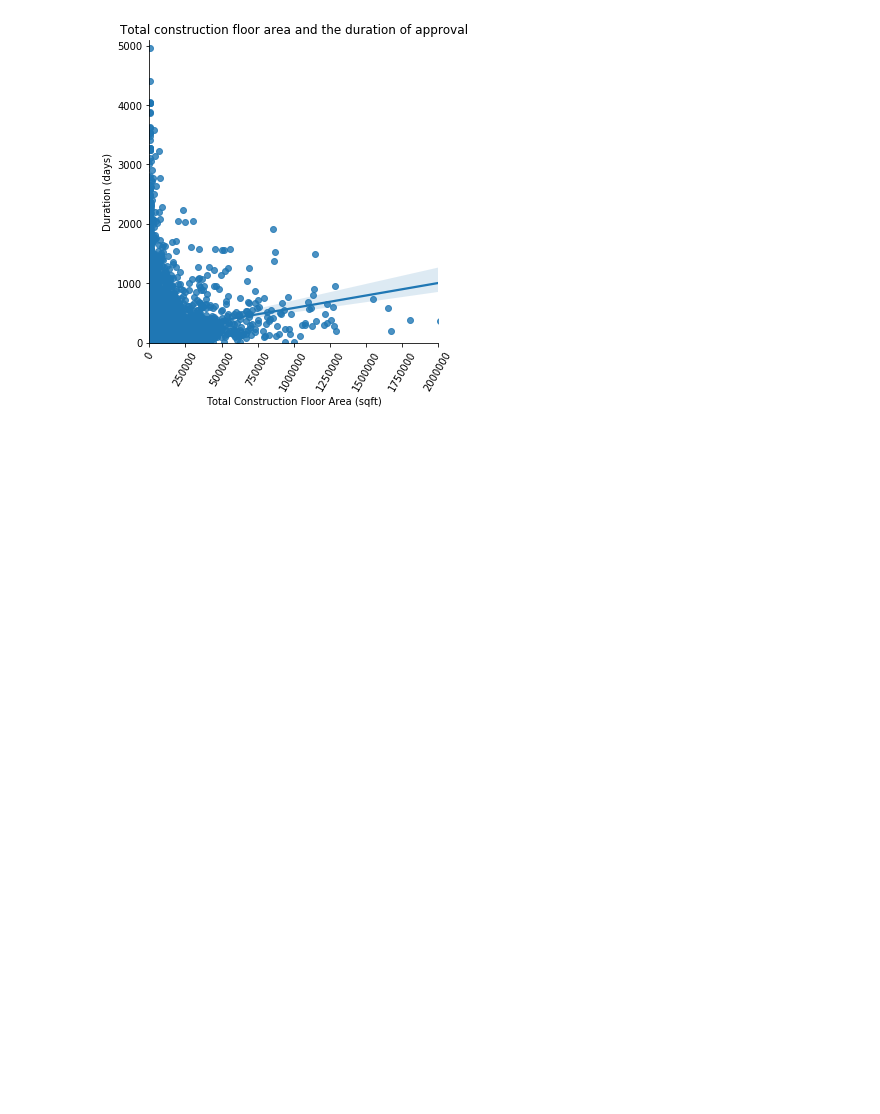
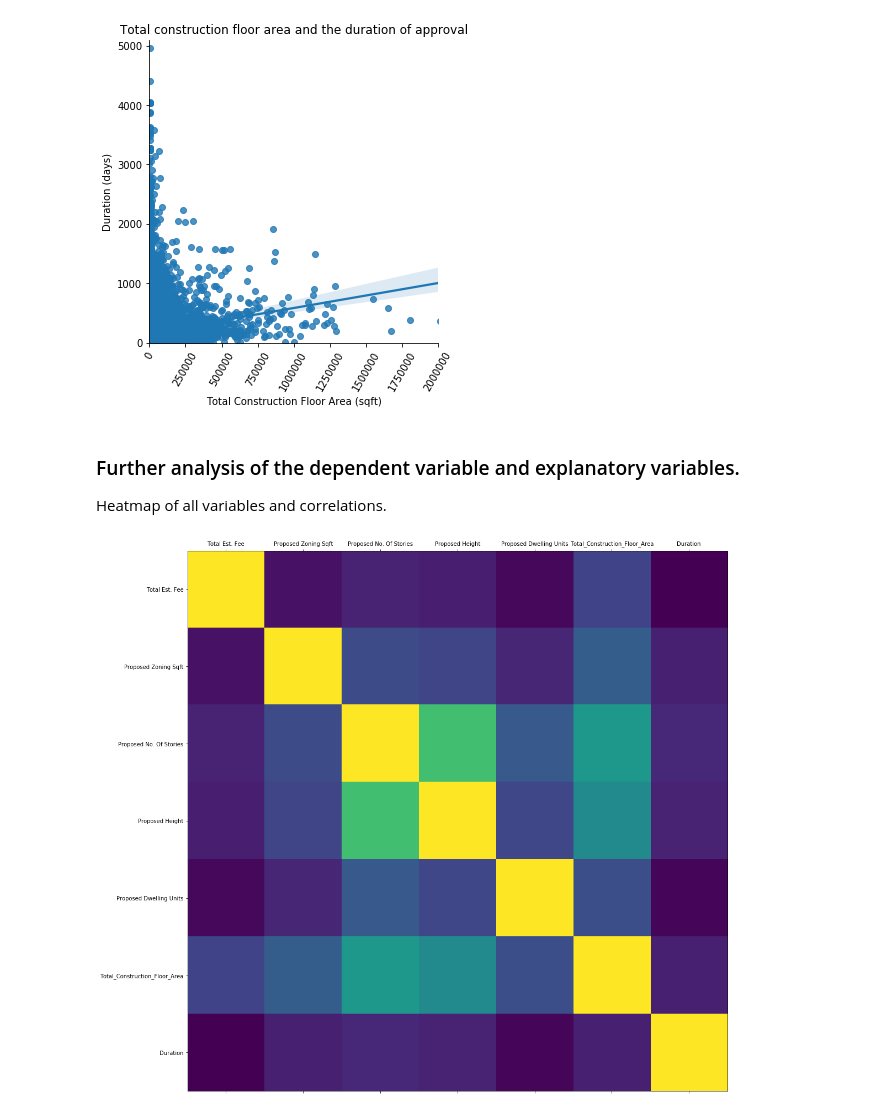
Before and after one commit to anoushavan/Capstone_1, a Jupyter notebook: code/preliminary_analysis.ipynb, the cells around one changed output. Drawn from its saved outputs; the diff is of its cells as text; code cells hidden in the pictures; blank space fills up the shorter version.

```diff
--- a/code/preliminary_analysis.ipynb
+++ b/code/preliminary_analysis.ipynb
@@ -482,3 +482,26 @@ plt.xlim(0,2000000)
 # %% [output]
 (0, 2000000)
 [figure]
+# %% [markdown]
+### Further analysis of the dependent variable and explanatory variables.
+
+Heatmap of all variables and correlations.
+# %%
+def plot_corr(df,size=10):
+    '''Function plots a graphical correlation matrix for each pair of columns in the
+    dataframe.
+
+    Input:
+        data: pandas DataFrame
+        size: vertical and horizontal size of the plot'''
+
+    corr = df.corr()
+    fig, ax = plt.subplots(figsize=(size, size))
+    ax.matshow(corr)
+    plt.xticks(range(len(corr.columns)), corr.columns);
+    plt.yticks(range(len(corr.columns)), corr.columns);
+#     plt.tight_layout()
+
+plot_corr(data, 18)
+# %% [output]
+[figure, added]
```
Also changed, not shown: parts of 24 cells of this notebook.
